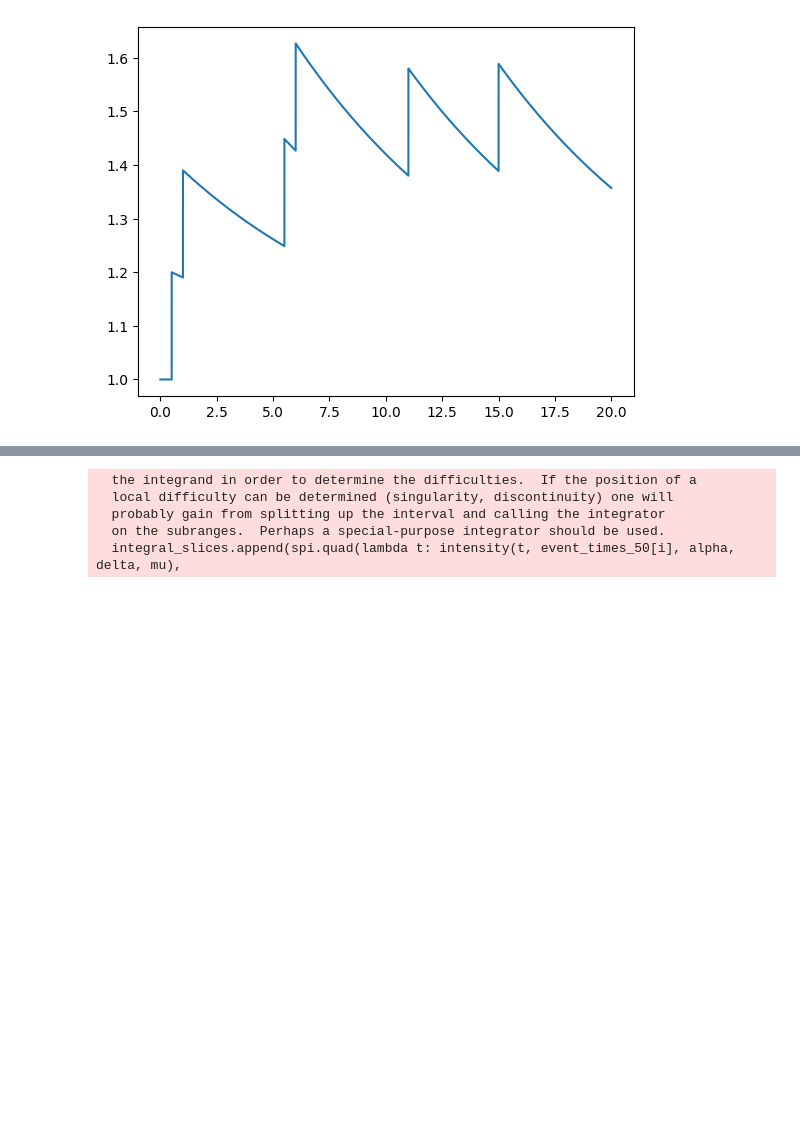
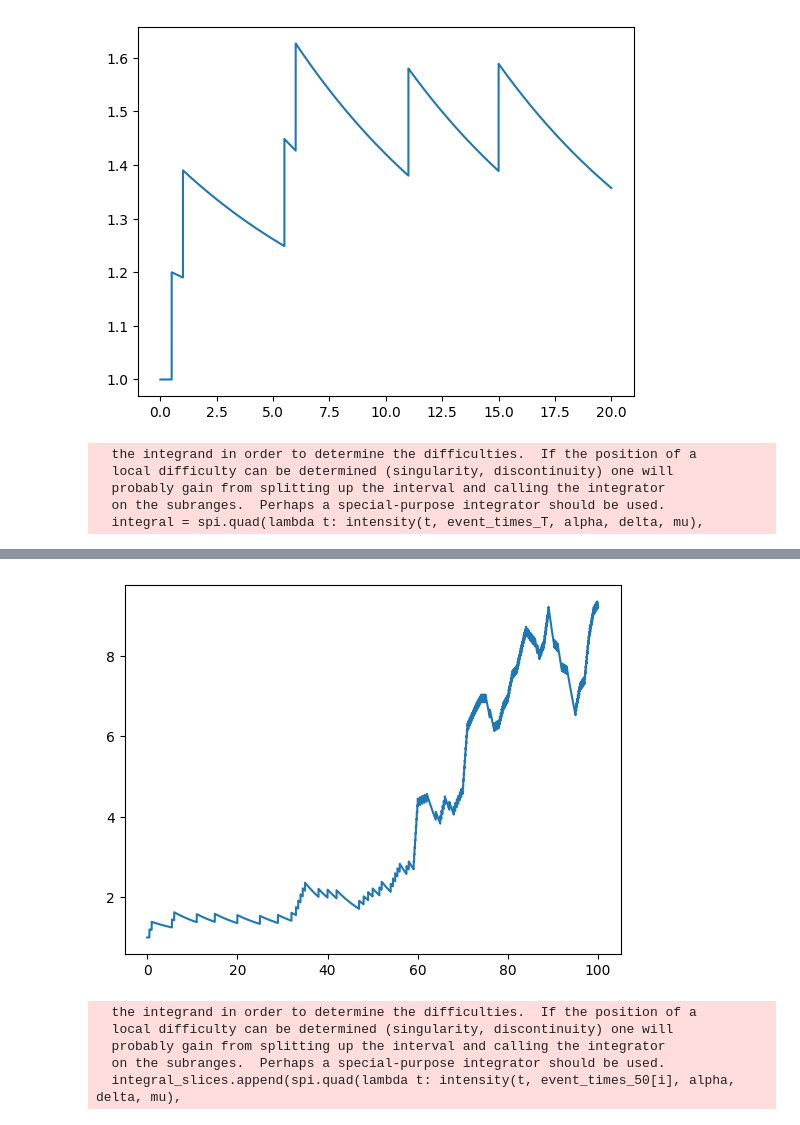
Before and after one commit to FormulaRabbit81/Group_Disease_2.0, a Jupyter notebook: Rough/Alex/ebola.ipynb, the cells around one changed output, grey strips where cells are left out. Drawn from its saved outputs; the diff is of its cells as text; code cells hidden in the pictures; blank space fills up the shorter version.

Commit message:
guinea 600 days integration took 41 seconds

```diff
--- a/Rough/Alex/ebola.ipynb
+++ b/Rough/Alex/ebola.ipynb
@@ -352,3 +350,42 @@ Integrating between (8.5, 20)
 Discontinuities at [11. 15.]
 Integrate intensity function between (8.5, 20) gives 16.81040851662715
 [figure]
+# %%
+import time
+def event_times_split(event_times, T):
+      end = binary_search(event_times,T)
+      event_times_T = np.array(event_times[:end])  # Get event times up to T
+      split_times = np.split(event_times_T, np.arange(49, len(event_times_T), 49)) # Split event times into chunks of less than 50
+      chunk_end = [split_times[i][-1] for i in range(len(split_times)-1)]
+      chunk_beg = [split_times[i][0] for i in range(1, len(split_times))]
+      integration_ends = [0] + [np.mean(pair) for pair in zip(chunk_end, chunk_beg)] + [T]
+      return event_times_T, split_times, integration_ends
+
+event_times_T, event_times_50, bounds = event_times_split(observed_guinea, 600)
+#print(f"These are the event times up to time T: {event_times_T}")
+#print(f"These are the event times up to time T, broken into chunks of less than 50 events: {event_times_50}. "
+      #f"and the lengths of each chunk are: {[len(chunk) for chunk in event_times_50]}")
+#print(f"These are the bounds for the integration: {bounds}")
+alpha, delta, mu = [0.2, 0.1, 1]
+start_time = time.time()
+integral_slices = []
+for i in range(len(bounds)-1):
+      #print(event_times_50[i])
+      #print(f"Discontinuities at {event_times_50[i]}")
+      integral = spi.quad(lambda t: intensity(t, event_times_T, alpha, delta, mu),
+                        bounds[i], bounds[i+1], points = event_times_50[i])[0]
+      #print(f"Integrate intensity function between {bounds[i], bounds[i+1]} "
+            #f"gives {integral}")
+      integral_slices.append(integral)
+end_time = time.time()
+elapsed_time = end_time - start_time
+print(f"Integration took {elapsed_time:.2f} seconds")
+time = np.arange(0, 100, 0.01)
+plt.plot(time, [intensity(t, event_times_T, alpha, delta, mu) for t in time])
+print(f"These are the integral slices: {integral_slices}")
+# %% [output]
+  the integrand in order to determine the difficulties.  If the position of a
+  local difficulty can be determined (singularity, discontinuity) one will
+  probably gain from splitting up the interval and calling the integrator
+  on the subranges.  Perhaps a special-purpose integrator should be used.
+  integral = spi.quad(lambda t: intensity(t, event_times_T, alpha, delta, mu),
@@ -355,3 +394,4 @@ Integrate intensity function between (8.5, 20) gives 16.81040851662715
+[figure, added]
 # %%
 def llh_neg(parameters, event_times, T):
     integral_slices_t, log_terms_t = loglikelihood_terms(parameters, event_times, T)
```
Also changed, not shown: parts of 4 cells of this notebook.
